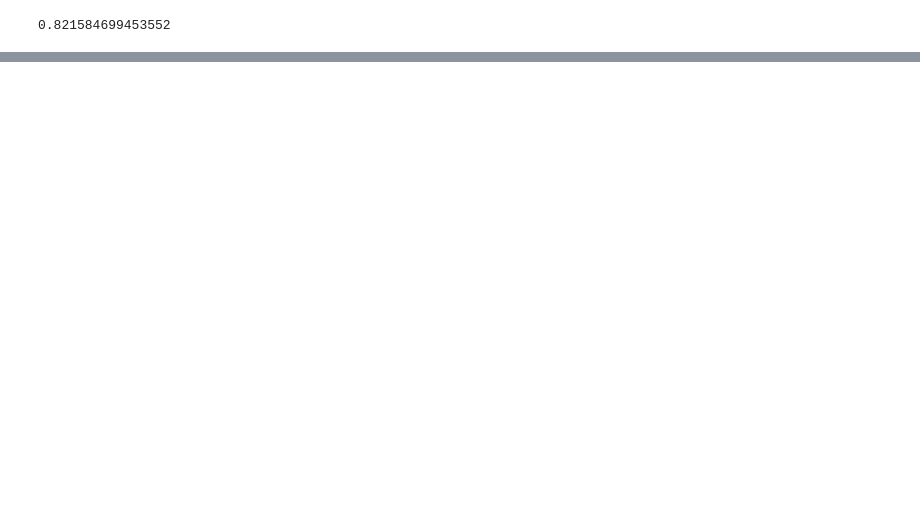
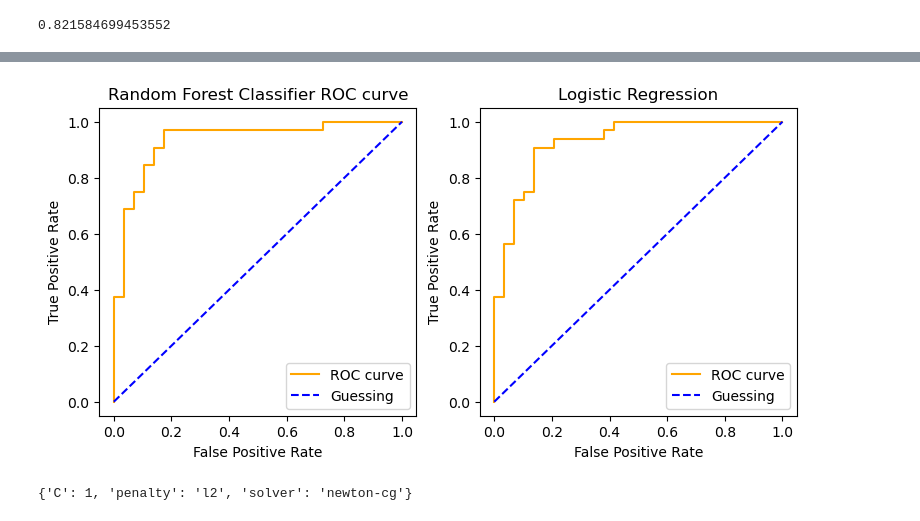
Before and after one commit to farajiptpb/heart-disease-classification, a Jupyter notebook: heart-disease-classification.ipynb, the cells around one changed output, grey strips where cells are left out. Saved outputs shown, nothing was run; the diff lists cells and outputs as text; code cells hidden in the pictures; blank space fills up the shorter version.

```diff
--- a/heart-disease-classification.ipynb
+++ b/heart-disease-classification.ipynb
@@ -302,0 +309,36 @@ cv_gs_RFC.mean()
+# %%
+#Ploting ROC curve for random forest classifier versus logistic regression
+
+np.random.seed(42)
+
+true_positives_RFC = gs_RFC.predict_proba(x_test)[:, 1]
+fprRFC, tprRFC, thresholdRFC = roc_curve(y_true=y_test, y_score=true_positives_RFC)
+
+true_positives_LR = gs_LR.predict_proba(x_test)[:, 1]
+fprLR, tprLR, thresholdLR = roc_curve(y_true=y_test, y_score=true_positives_LR)
+
+fig, (ax0, ax1) = plt.subplots(figsize=(9, 4),
+                                nrows=1,
+                                ncols=2)
+
+ax0.plot(fprRFC, tprRFC, color='orange', label='ROC curve')
+ax0.plot([0, 1], [0, 1], color='blue', ls='--', label='Guessing')
+ax0.set(title='Random Forest Classifier ROC curve',
+        xlabel='False Positive Rate',
+        ylabel='True Positive Rate')
+ax0.legend(['ROC curve', 'Guessing'])
+
+ax1.plot(fprLR, tprLR, color='orange', label='ROC curve')
+ax1.plot([0, 1], [0, 1], color='blue', ls='--', label='Guessing')
+ax1.set(title='Logistic Regression ROC curve',
+        xlabel='False Positive Rate',
+        ylabel='True Positive Rate')
+ax1.legend(['ROC curve', 'Guessing'])
+
+plt.show()
+# %% [output]
+[figure, added]
+# %%
+gs_LR.best_params_
+# %% [output]
+{'C': 1, 'penalty': 'l2', 'solver': 'newton-cg'}
```
Also changed, not shown: parts of 18 cells of this notebook.
